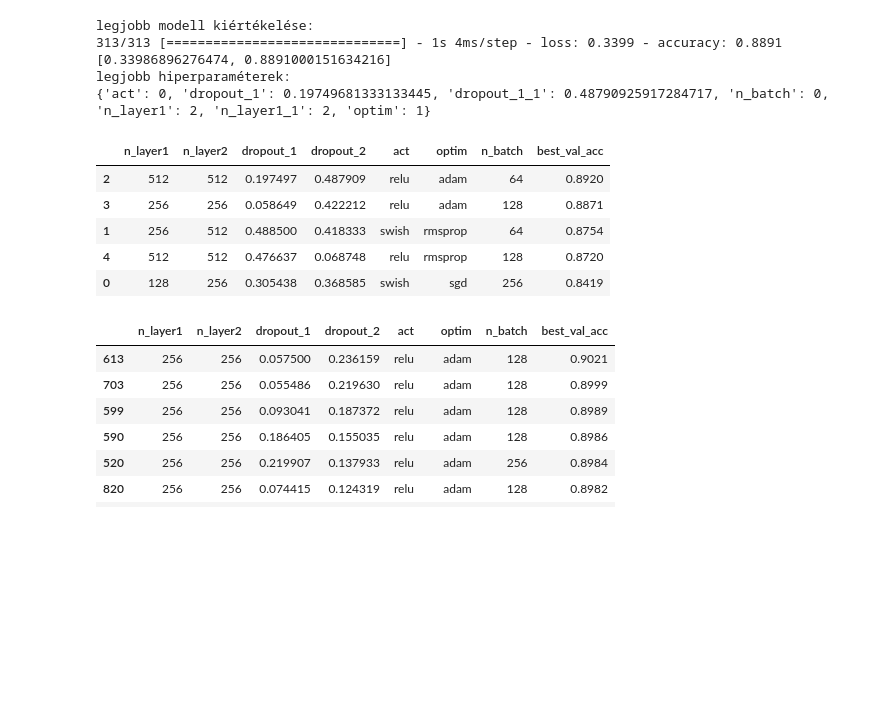
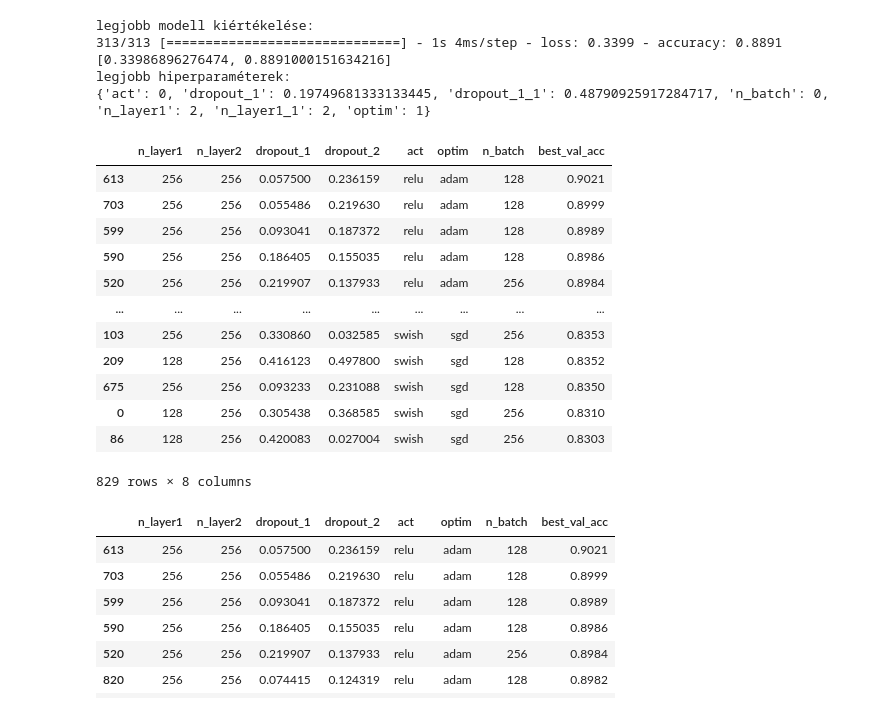
Before and after one commit to Balint197/vitmav45, a Jupyter notebook: 12/hyperas_fashionmnist.ipynb, the cells around one changed output. Drawn from its saved outputs; the diff is of its cells as text; code cells hidden in the pictures; blank space fills up the shorter version.

```diff
--- a/12/hyperas_fashionmnist.ipynb
+++ b/12/hyperas_fashionmnist.ipynb
@@ -243,15 +271,22 @@ legjobb hiperparaméterek:
 # (88.91% vs. 88.04%)
 # %%
 import pandas
-df = pandas.read_csv('hyperas-fashionmnist-log.csv', delimiter=';')
+df = pandas.read_csv('hyperas-fashionmnist-log_829.csv', delimiter=';')
 df.sort_values(by=['best_val_acc'], ascending=False)
 # %% [output]
 |  | n_layer1 | n_layer2 | dropout_1 | dropout_2 | act | optim | n_batch | best_val_acc |
-| 2 | 512 | 512 | 0.197497 | 0.487909 | relu | adam | 64 | 0.8920 |
-| 3 | 256 | 256 | 0.058649 | 0.422212 | relu | adam | 128 | 0.8871 |
-| 1 | 256 | 512 | 0.488500 | 0.418333 | swish | rmsprop | 64 | 0.8754 |
-| 4 | 512 | 512 | 0.476637 | 0.068748 | relu | rmsprop | 128 | 0.8720 |
-| 0 | 128 | 256 | 0.305438 | 0.368585 | swish | sgd | 256 | 0.8419 |
+| 613 | 256 | 256 | 0.057500 | 0.236159 | relu | adam | 128 | 0.9021 |
+| 703 | 256 | 256 | 0.055486 | 0.219630 | relu | adam | 128 | 0.8999 |
+| 599 | 256 | 256 | 0.093041 | 0.187372 | relu | adam | 128 | 0.8989 |
+| 590 | 256 | 256 | 0.186405 | 0.155035 | relu | adam | 128 | 0.8986 |
+| 520 | 256 | 256 | 0.219907 | 0.137933 | relu | adam | 256 | 0.8984 |
+| ... | ... | ... | ... | ... | ... | ... | ... | ... |
+| 103 | 256 | 256 | 0.330860 | 0.032585 | swish | sgd | 256 | 0.8353 |
+| 209 | 128 | 256 | 0.416123 | 0.497800 | swish | sgd | 128 | 0.8352 |
+| 675 | 256 | 256 | 0.093233 | 0.231088 | swish | sgd | 128 | 0.8350 |
+| 0 | 128 | 256 | 0.305438 | 0.368585 | swish | sgd | 256 | 0.8310 |
+| 86 | 128 | 256 | 0.420083 | 0.027004 | swish | sgd | 256 | 0.8303 |
+829 rows × 8 columns
 # %%
 # a valóságban inkább ~1000 futtatás érdemes
 # -> itt most megvizsgáljuk egy korábbi hiperopt eredményét
```
Also changed, not shown: parts of 9 cells of this notebook.
